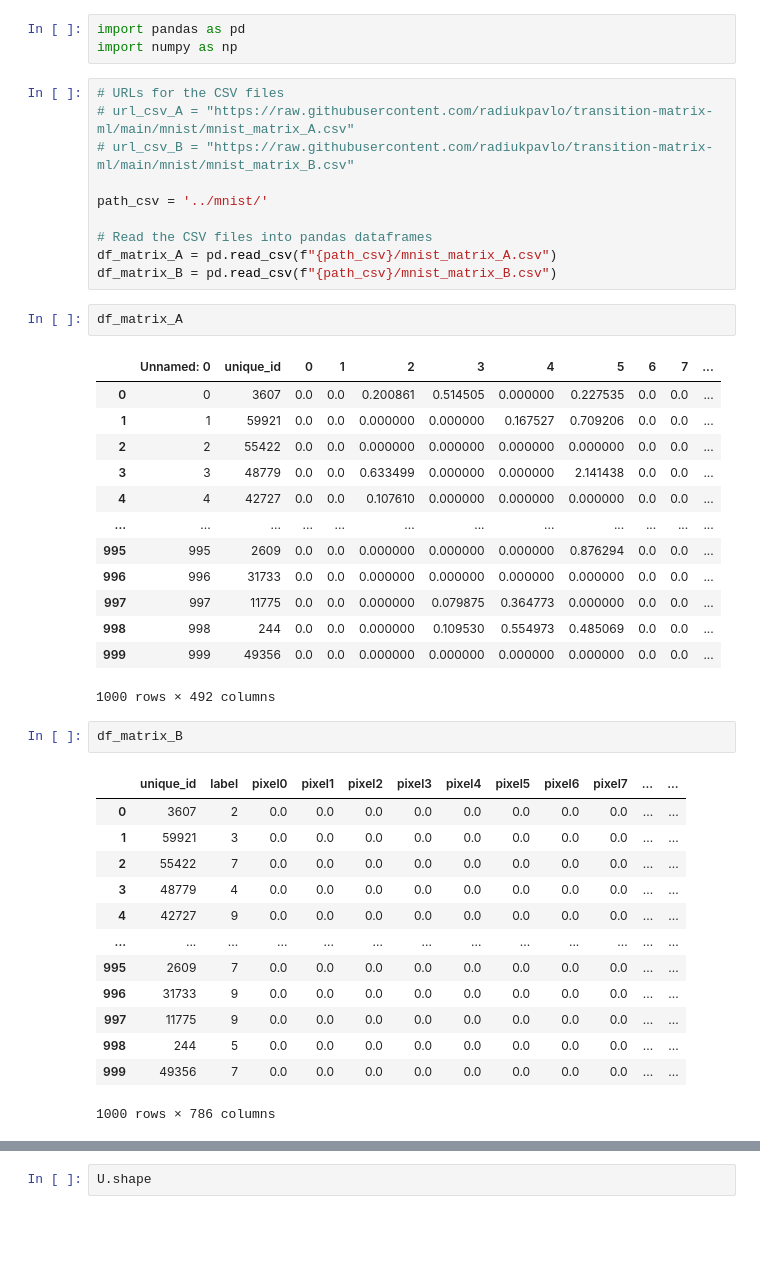
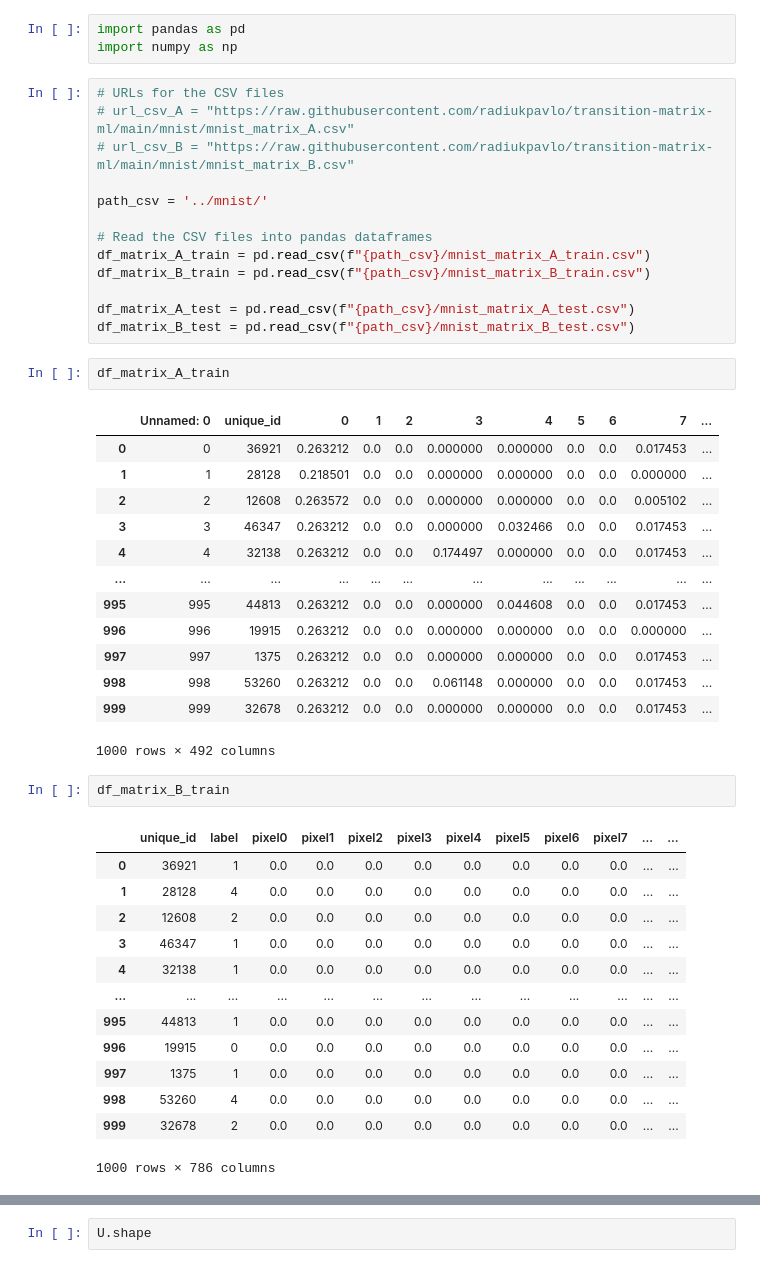
Before and after one commit to radiukpavlo/transition-matrix-ml, a Jupyter notebook: projects/mnist_transion-matrix-ml.ipynb, the cells around one changed output, grey strips where cells are left out. Saved outputs shown, nothing was run; the diff lists cells and outputs as text; blank space fills up the shorter version.

```diff
--- a/projects/mnist_transion-matrix-ml.ipynb
+++ b/projects/mnist_transion-matrix-ml.ipynb
@@ -9,37 +9,40 @@ import numpy as np
 path_csv = '../mnist/'
 
 # Read the CSV files into pandas dataframes
-df_matrix_A = pd.read_csv(f"{path_csv}/mnist_matrix_A.csv")
-df_matrix_B = pd.read_csv(f"{path_csv}/mnist_matrix_B.csv")
+df_matrix_A_train = pd.read_csv(f"{path_csv}/mnist_matrix_A_train.csv")
+df_matrix_B_train = pd.read_csv(f"{path_csv}/mnist_matrix_B_train.csv")
+
+df_matrix_A_test = pd.read_csv(f"{path_csv}/mnist_matrix_A_test.csv")
+df_matrix_B_test = pd.read_csv(f"{path_csv}/mnist_matrix_B_test.csv")
 # %%
-df_matrix_A
+df_matrix_A_train
 # %% [output]
 |  | Unnamed: 0 | unique_id | 0 | 1 | 2 | 3 | 4 | 5 | 6 | 7 | ... |
-| 0 | 0 | 3607 | 0.0 | 0.0 | 0.200861 | 0.514505 | 0.000000 | 0.227535 | 0.0 | 0.0 | ... |
-| 1 | 1 | 59921 | 0.0 | 0.0 | 0.000000 | 0.000000 | 0.167527 | 0.709206 | 0.0 | 0.0 | ... |
-| 2 | 2 | 55422 | 0.0 | 0.0 | 0.000000 | 0.000000 | 0.000000 | 0.000000 | 0.0 | 0.0 | ... |
-| 3 | 3 | 48779 | 0.0 | 0.0 | 0.633499 | 0.000000 | 0.000000 | 2.141438 | 0.0 | 0.0 | ... |
-| 4 | 4 | 42727 | 0.0 | 0.0 | 0.107610 | 0.000000 | 0.000000 | 0.000000 | 0.0 | 0.0 | ... |
+| 0 | 0 | 36921 | 0.263212 | 0.0 | 0.0 | 0.000000 | 0.000000 | 0.0 | 0.0 | 0.017453 | ... |
+| 1 | 1 | 28128 | 0.218501 | 0.0 | 0.0 | 0.000000 | 0.000000 | 0.0 | 0.0 | 0.000000 | ... |
+| 2 | 2 | 12608 | 0.263572 | 0.0 | 0.0 | 0.000000 | 0.000000 | 0.0 | 0.0 | 0.005102 | ... |
+| 3 | 3 | 46347 | 0.263212 | 0.0 | 0.0 | 0.000000 | 0.032466 | 0.0 | 0.0 | 0.017453 | ... |
+| 4 | 4 | 32138 | 0.263212 | 0.0 | 0.0 | 0.174497 | 0.000000 | 0.0 | 0.0 | 0.017453 | ... |
 | ... | ... | ... | ... | ... | ... | ... | ... | ... | ... | ... | ... |
-| 995 | 995 | 2609 | 0.0 | 0.0 | 0.000000 | 0.000000 | 0.000000 | 0.876294 | 0.0 | 0.0 | ... |
-| 996 | 996 | 31733 | 0.0 | 0.0 | 0.000000 | 0.000000 | 0.000000 | 0.000000 | 0.0 | 0.0 | ... |
-| 997 | 997 | 11775 | 0.0 | 0.0 | 0.000000 | 0.079875 | 0.364773 | 0.000000 | 0.0 | 0.0 | ... |
-| 998 | 998 | 244 | 0.0 | 0.0 | 0.000000 | 0.109530 | 0.554973 | 0.485069 | 0.0 | 0.0 | ... |
-| 999 | 999 | 49356 | 0.0 | 0.0 | 0.000000 | 0.000000 | 0.000000 | 0.000000 | 0.0 | 0.0 | ... |
+| 995 | 995 | 44813 | 0.263212 | 0.0 | 0.0 | 0.000000 | 0.044608 | 0.0 | 0.0 | 0.017453 | ... |
+| 996 | 996 | 19915 | 0.263212 | 0.0 | 0.0 | 0.000000 | 0.000000 | 0.0 | 0.0 | 0.000000 | ... |
+| 997 | 997 | 1375 | 0.263212 | 0.0 | 0.0 | 0.000000 | 0.000000 | 0.0 | 0.0 | 0.017453 | ... |
+| 998 | 998 | 53260 | 0.263212 | 0.0 | 0.0 | 0.061148 | 0.000000 | 0.0 | 0.0 | 0.017453 | ... |
+| 999 | 999 | 32678 | 0.263212 | 0.0 | 0.0 | 0.000000 | 0.000000 | 0.0 | 0.0 | 0.017453 | ... |
 1000 rows × 492 columns
 # %%
-df_matrix_B
+df_matrix_B_train
 # %% [output]
 |  | unique_id | label | pixel0 | pixel1 | pixel2 | pixel3 | pixel4 | pixel5 | pixel6 | pixel7 | ... | ... |
-| 0 | 3607 | 2 | 0.0 | 0.0 | 0.0 | 0.0 | 0.0 | 0.0 | 0.0 | 0.0 | ... | ... |
-| 1 | 59921 | 3 | 0.0 | 0.0 | 0.0 | 0.0 | 0.0 | 0.0 | 0.0 | 0.0 | ... | ... |
-| 2 | 55422 | 7 | 0.0 | 0.0 | 0.0 | 0.0 | 0.0 | 0.0 | 0.0 | 0.0 | ... | ... |
-| 3 | 48779 | 4 | 0.0 | 0.0 | 0.0 | 0.0 | 0.0 | 0.0 | 0.0 | 0.0 | ... | ... |
-| 4 | 42727 | 9 | 0.0 | 0.0 | 0.0 | 0.0 | 0.0 | 0.0 | 0.0 | 0.0 | ... | ... |
+| 0 | 36921 | 1 | 0.0 | 0.0 | 0.0 | 0.0 | 0.0 | 0.0 | 0.0 | 0.0 | ... | ... |
+| 1 | 28128 | 4 | 0.0 | 0.0 | 0.0 | 0.0 | 0.0 | 0.0 | 0.0 | 0.0 | ... | ... |
+| 2 | 12608 | 2 | 0.0 | 0.0 | 0.0 | 0.0 | 0.0 | 0.0 | 0.0 | 0.0 | ... | ... |
+| 3 | 46347 | 1 | 0.0 | 0.0 | 0.0 | 0.0 | 0.0 | 0.0 | 0.0 | 0.0 | ... | ... |
+| 4 | 32138 | 1 | 0.0 | 0.0 | 0.0 | 0.0 | 0.0 | 0.0 | 0.0 | 0.0 | ... | ... |
 | ... | ... | ... | ... | ... | ... | ... | ... | ... | ... | ... | ... | ... |
-| 995 | 2609 | 7 | 0.0 | 0.0 | 0.0 | 0.0 | 0.0 | 0.0 | 0.0 | 0.0 | ... | ... |
-| 996 | 31733 | 9 | 0.0 | 0.0 | 0.0 | 0.0 | 0.0 | 0.0 | 0.0 | 0.0 | ... | ... |
-| 997 | 11775 | 9 | 0.0 | 0.0 | 0.0 | 0.0 | 0.0 | 0.0 | 0.0 | 0.0 | ... | ... |
-| 998 | 244 | 5 | 0.0 | 0.0 | 0.0 | 0.0 | 0.0 | 0.0 | 0.0 | 0.0 | ... | ... |
-| 999 | 49356 | 7 | 0.0 | 0.0 | 0.0 | 0.0 | 0.0 | 0.0 | 0.0 | 0.0 | ... | ... |
+| 995 | 44813 | 1 | 0.0 | 0.0 | 0.0 | 0.0 | 0.0 | 0.0 | 0.0 | 0.0 | ... | ... |
+| 996 | 19915 | 0 | 0.0 | 0.0 | 0.0 | 0.0 | 0.0 | 0.0 | 0.0 | 0.0 | ... | ... |
+| 997 | 1375 | 1 | 0.0 | 0.0 | 0.0 | 0.0 | 0.0 | 0.0 | 0.0 | 0.0 | ... | ... |
+| 998 | 53260 | 4 | 0.0 | 0.0 | 0.0 | 0.0 | 0.0 | 0.0 | 0.0 | 0.0 | ... | ... |
+| 999 | 32678 | 2 | 0.0 | 0.0 | 0.0 | 0.0 | 0.0 | 0.0 | 0.0 | 0.0 | ... | ... |
 1000 rows × 786 columns
```
Also changed, not shown: parts of 32 cells of this notebook, 27 other files.
